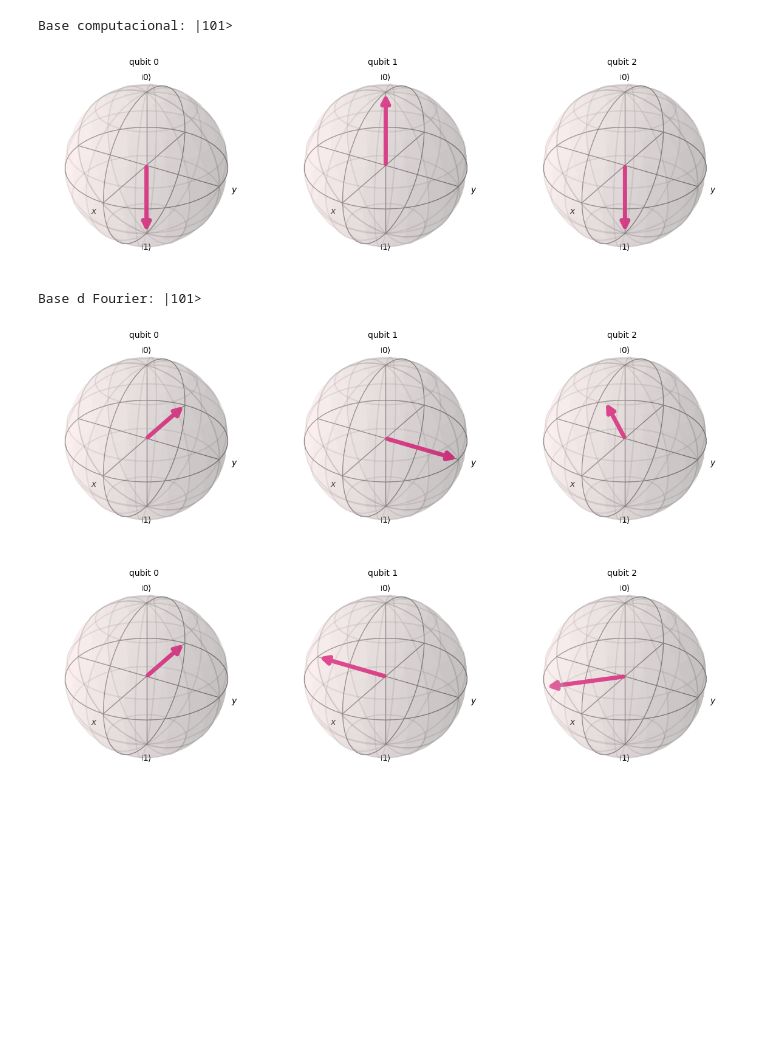
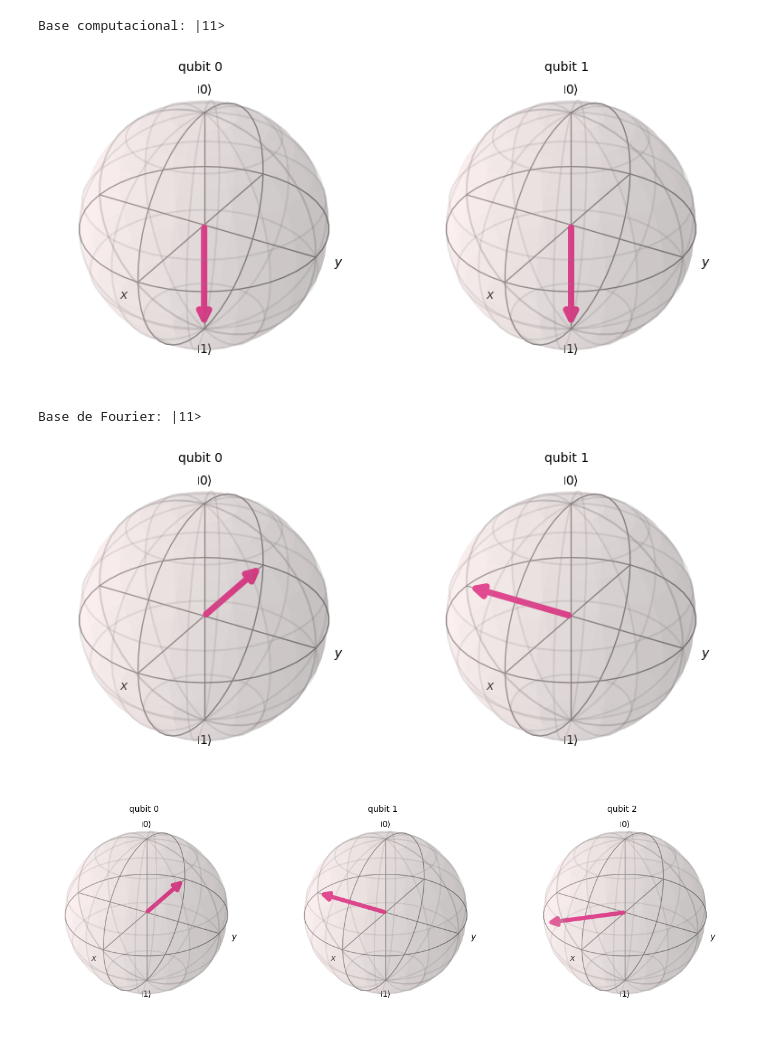
Before and after one commit to luisedseijas/Quantum_computing, a Jupyter notebook: Class_03/03_03.ipynb, the cells around one changed output. Drawn from its saved outputs; the diff is of its cells as text; code cells hidden in the pictures; blank space fills up the shorter version.

```diff
--- a/Class_03/03_03.ipynb
+++ b/Class_03/03_03.ipynb
@@ -5,21 +5,21 @@ from qiskit import QuantumCircuit, QuantumRegister, ClassicalRegister
 from qiskit.visualization import plot_bloch_multivector
 from itertools import product
 # %%
-state = '101'
+state = '11'
 rev_state = state[::-1]
 
 qc = QuantumCircuit(len(rev_state))
 qc.initialize(Statevector.from_label(state), qc.qubits[::-1])
 print(f"Base computacional: |{state}>")
 display(plot_bloch_multivector(Statevector.from_label(rev_state).data))
-print(f"Base d Fourier: |{state}>")
+print(f"Base de Fourier: |{state}>")
 qc.append(QFT(len(rev_state), do_swaps=True) ,qc.qubits[::-1])
 display(plot_bloch_multivector(Statevector.from_instruction(qc).data))
 # %% [output]
-Base computacional: |101>
+Base computacional: |11>
-[figure, old version]
+[figure, new version]
-Base d Fourier: |101>
+Base de Fourier: |11>
-[figure, old version]
+[figure, new version]
 # %%
 from IPython.display import display, clear_output
 import matplotlib.pyplot as plt
```
Also changed, not shown: parts of 1 cell of this notebook.
